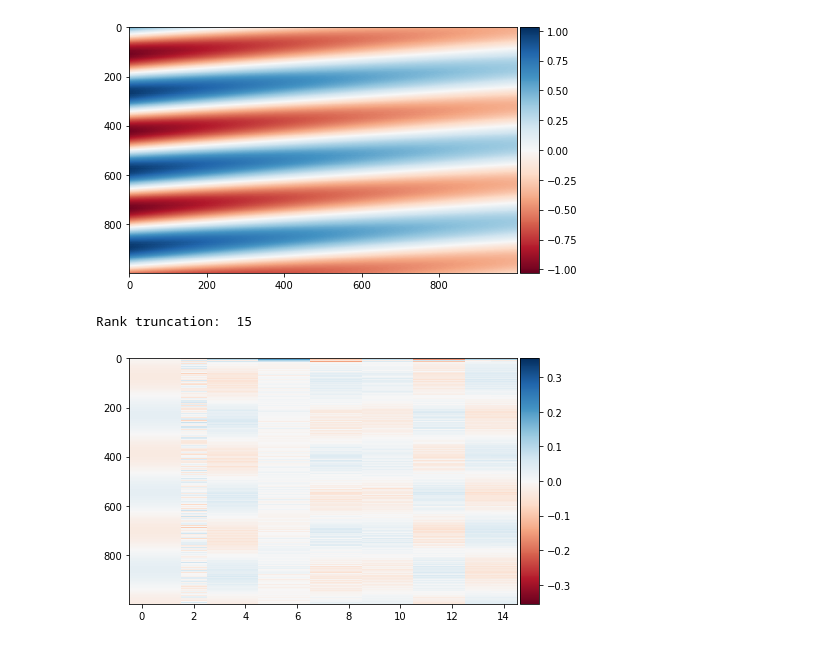
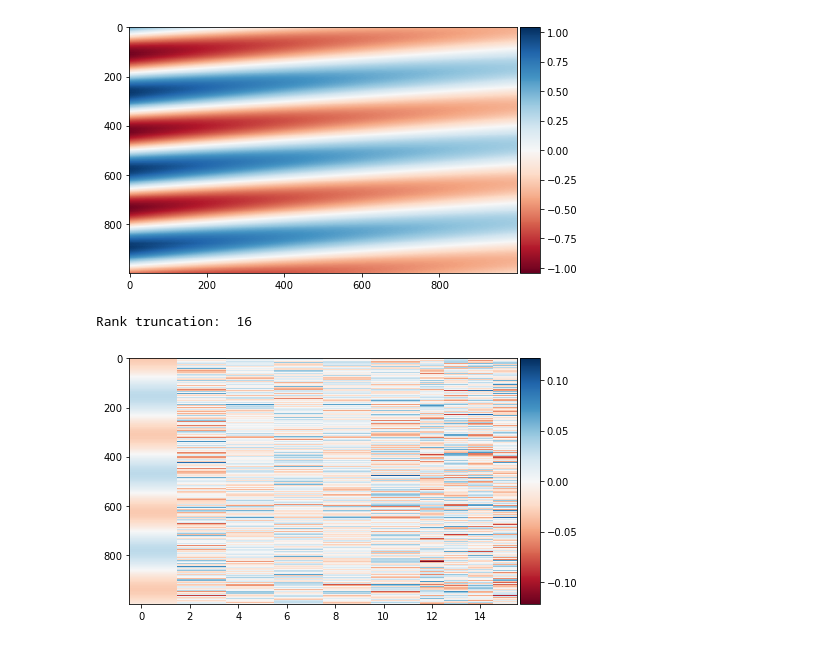
Before and after one commit to haakonrob/DMD-and-CS-for-object-detection, a Jupyter notebook: notebooks/dmd_implementation.ipynb, the cells around one changed output. Saved outputs shown, nothing was run; the diff lists cells and outputs as text; code cells hidden in the pictures.

```diff
--- a/notebooks/dmd_implementation.ipynb
+++ b/notebooks/dmd_implementation.ipynb
@@ -30,15 +36,15 @@ plot_data(data)
 [figure]
 # %%
 # The reference implementation, let it compute the optimum number of modes.
-dmd = DMD(svd_rank=0, tlsq_rank=3)
-dmd.fit(X=data)
-plot_data(dmd.reconstructed_data)
+dmd_ = DMD_(svd_rank=0, tlsq_rank=0)
+dmd_.fit(X=data)
+plot_data(dmd_.reconstructed_data)
 # %% [output]
 [figure]
 # %%
 # Internal state
-print("Rank truncation: ", dmd.atilde.shape[1])
-plot_data(dmd.modes)
+print("Rank truncation: ", dmd_.atilde.shape[1])
+plot_data(dmd_.modes)
 # %% [output]
-Rank truncation:  15
+Rank truncation:  16
-[figure, old version]
+[figure, new version]
```
Also changed, not shown: parts of 5 cells of this notebook, 5 other files.
